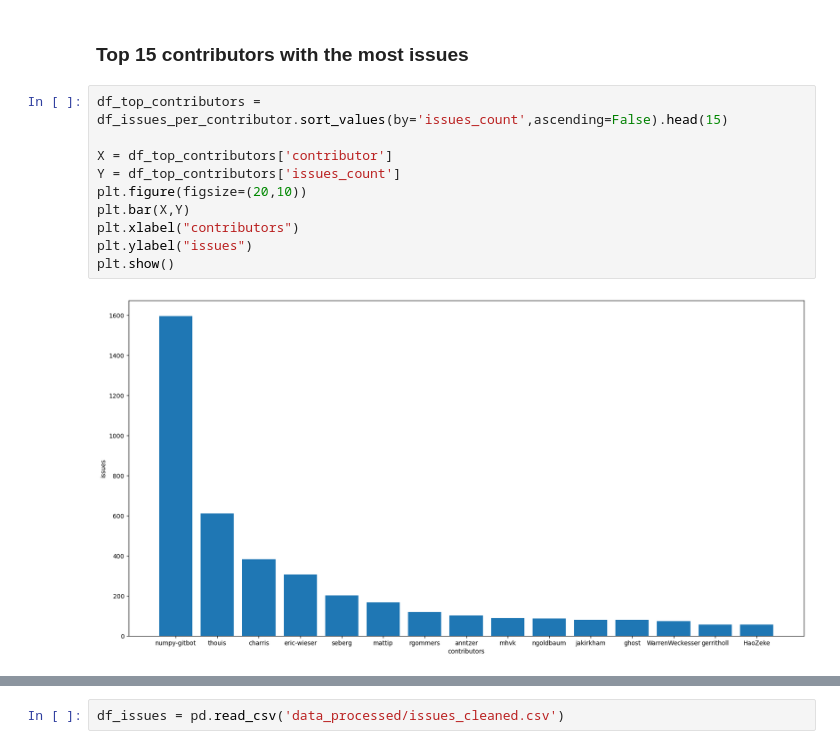
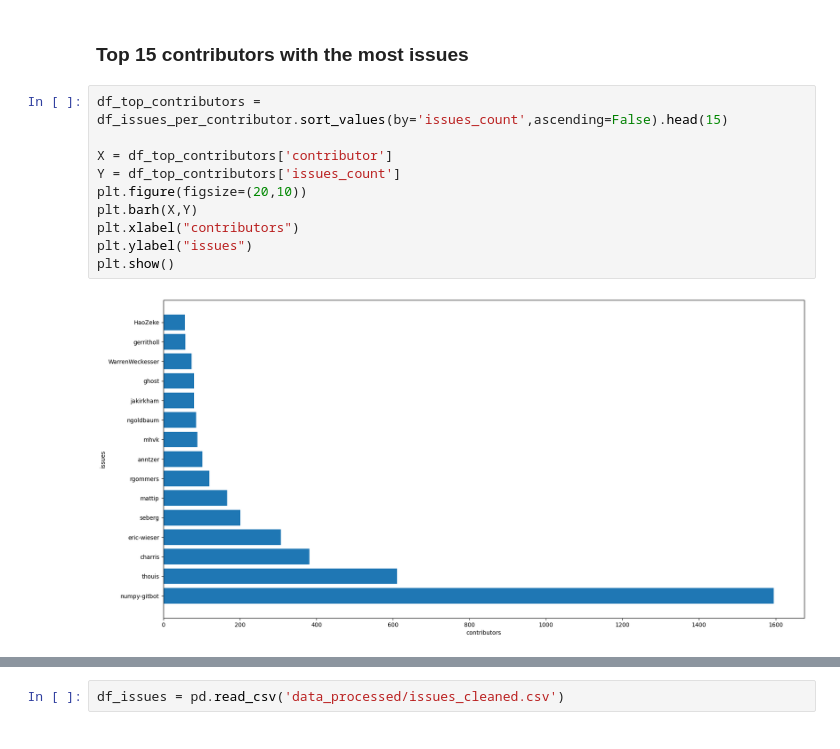
Before and after one commit to VMSSON345/NumpyDataProcessing, a Jupyter notebook: DATA_PYTHON/analysis_issues.ipynb, the cells around one changed output, grey strips where cells are left out. Drawn from its saved outputs; the diff is of its cells as text.

```diff
--- a/DATA_PYTHON/analysis_issues.ipynb
+++ b/DATA_PYTHON/analysis_issues.ipynb
@@ -18,12 +18,12 @@ df_issues_per_contributor.head()
 # %%
 df_top_contributors = df_issues_per_contributor.sort_values(by='issues_count',ascending=False).head(15)
 
 X = df_top_contributors['contributor']
 Y = df_top_contributors['issues_count']
 plt.figure(figsize=(20,10))
-plt.bar(X,Y)
+plt.barh(X,Y)
 plt.xlabel("contributors")
 plt.ylabel("issues")
 plt.show()
 # %% [output]
-[figure, old version]
+[figure, new version]
```
Also changed, not shown: parts of 20 cells of this notebook, 14 other files.
